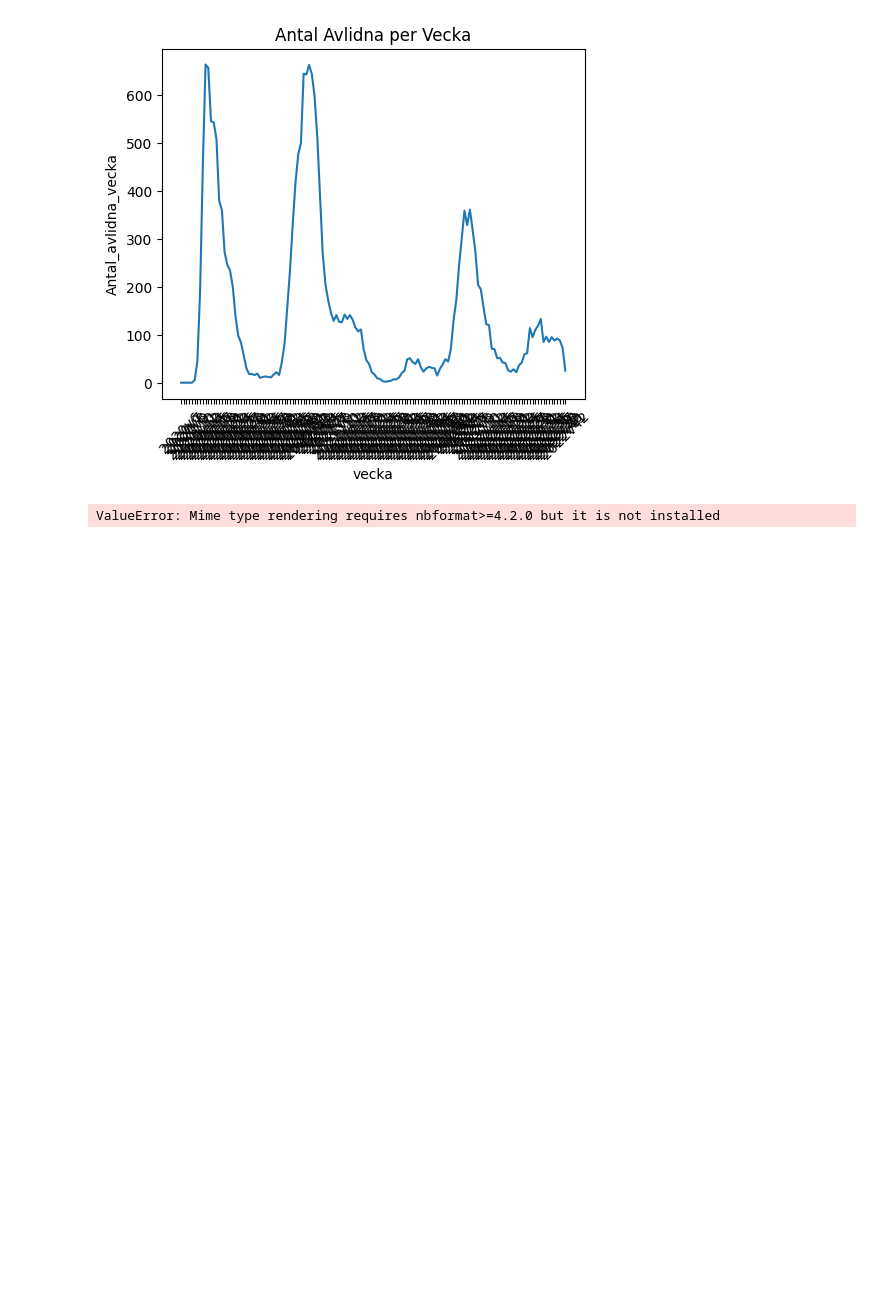
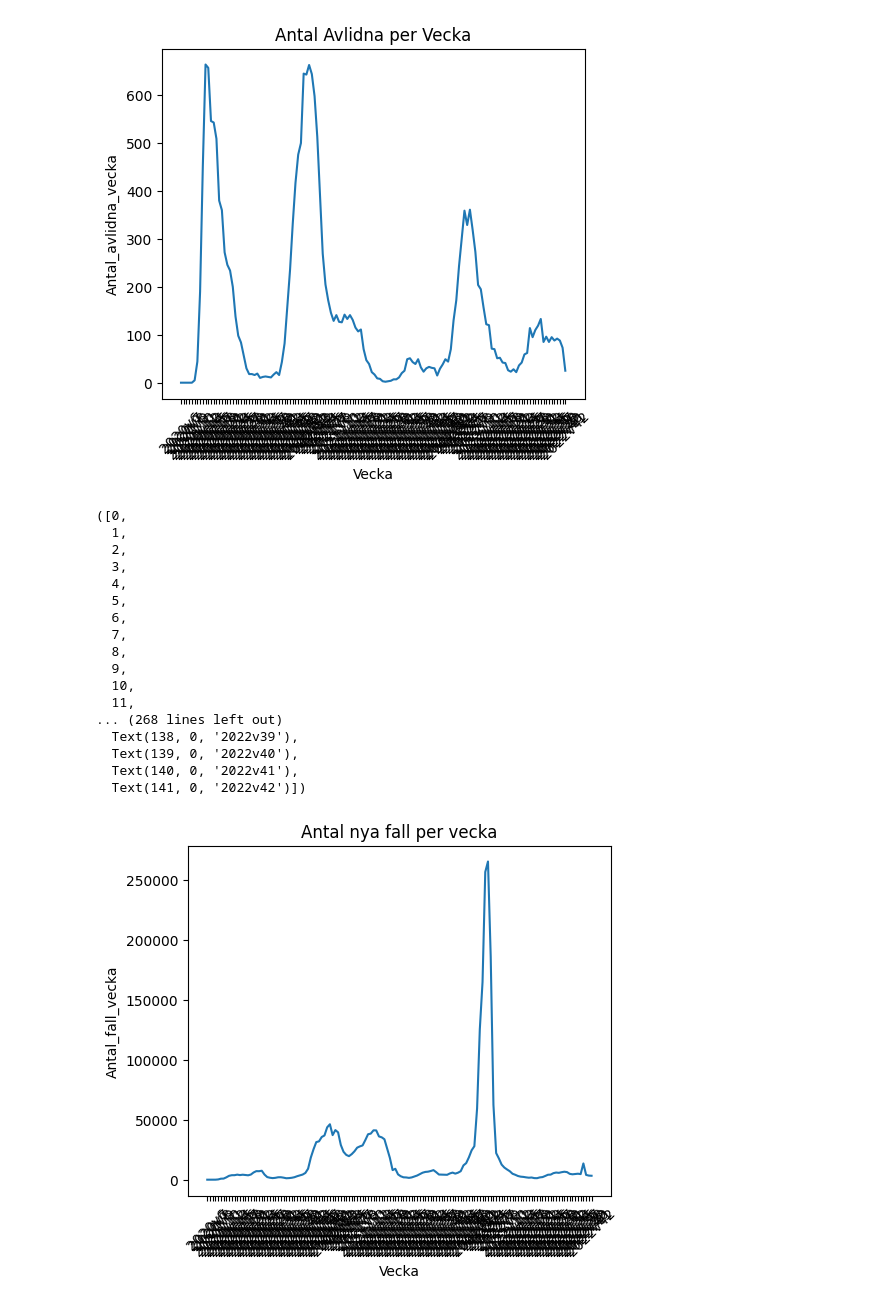
Before and after one commit to JohanClausenLind/Databehandling-Johan-Clausen-Lind, a Jupyter notebook: Labs/Labb_1.ipynb, the cells around one changed output. Cells and saved outputs as stored; diff of their text form; code cells hidden in the pictures; blank space fills up the shorter version.

```diff
--- a/Labs/Labb_1.ipynb
+++ b/Labs/Labb_1.ipynb
@@ -29,6 +39,6 @@ Index(['Antal_fall_vecka', 'Antal_fall_100000inv_vecka',
 # %%
 veckodata_riket.index
 # %%
-veckodata_riket['vecka'] = veckodata_riket['år'].astype(str) + 'v' + veckodata_riket['veckonummer'].astype(str)
+veckodata_riket['Vecka'] = veckodata_riket['år'].astype(str) + 'v' + veckodata_riket['veckonummer'].astype(str)
 veckodata_riket = veckodata_riket.drop(columns=['år', 'veckonummer'])
 veckodata_riket.head()
@@ -61,7 +78,33 @@ plt.xticks(rotation=45)
   Text(141, 0, '2022v42')])
 [figure]
 # %%
-fig = px.line(veckodata_riket, x='vecka', y='Antal_avlidna_vecka', title='Antal Avlidna per Vecka')
+fig = px.line(veckodata_riket, x='Vecka', y='Antal_avlidna_vecka', title='Antal Avlidna per Vecka')
 fig.show()
-# %% [output]
-ValueError: Mime type rendering requires nbformat>=4.2.0 but it is not installed
+# %%
+# Ställ in storleken på hela figuren
+plt.figure(figsize=(12, 10))
+
+# Subplot 1: Antal avlidna per vecka
+plt.subplot(2, 2, 1) # (rows, columns, panel number)
+sns.lineplot(data=veckodata_riket, x='Vecka', y='Antal_fall_vecka')
+plt.title('Antal nya fall per vecka')
+plt.xticks(rotation=45)
+# %% [output]
+([0,
+  1,
+  2,
+  3,
+  4,
+  5,
+  6,
+  7,
+  8,
+  9,
+  10,
+  11,
+... (268 lines left out)
+  Text(138, 0, '2022v39'),
+  Text(139, 0, '2022v40'),
+  Text(140, 0, '2022v41'),
+  Text(141, 0, '2022v42')])
+[figure, added]
```
Also changed, not shown: parts of 9 cells of this notebook.
